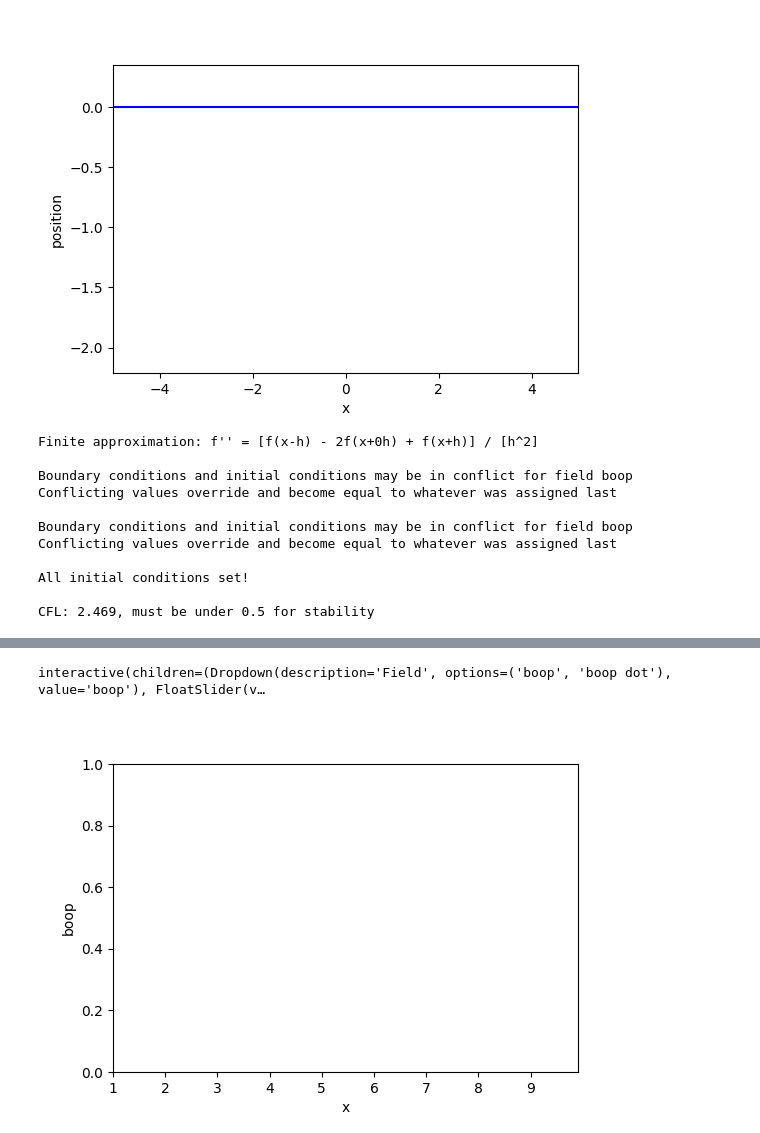
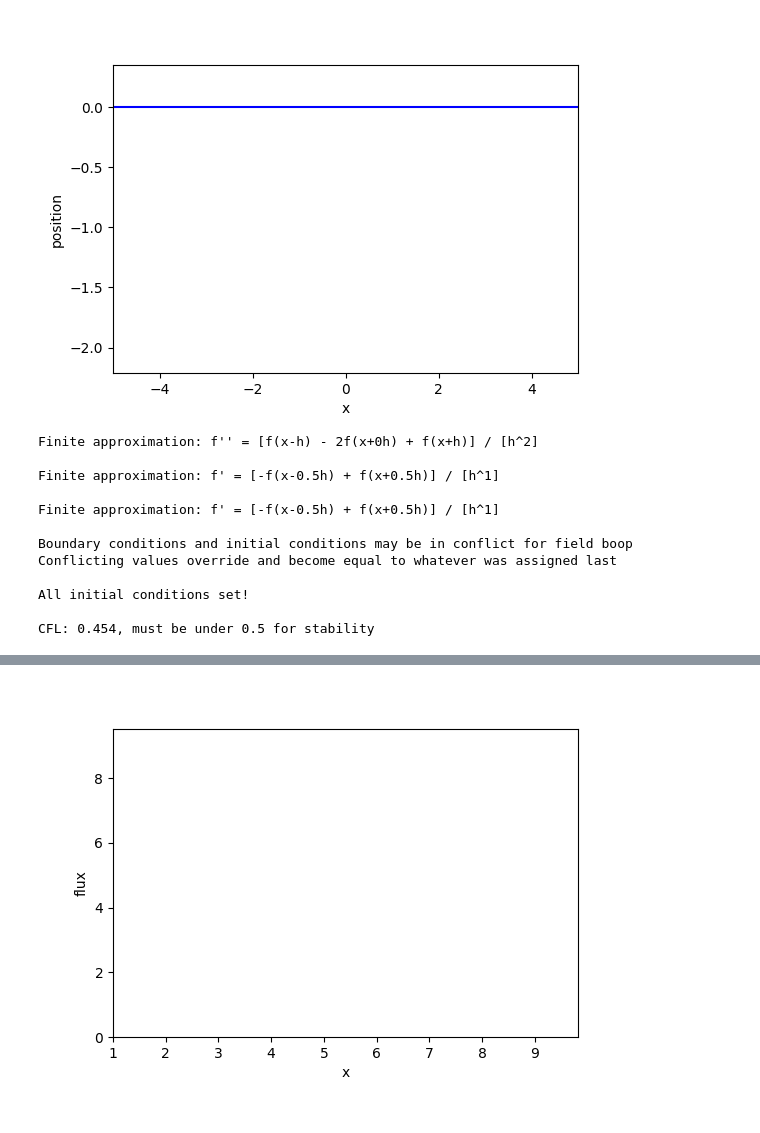
Before and after one commit to Ephraim-Bryski/Finite-Difference, a Jupyter notebook: src/FiniteDiff/scratch.ipynb, the cells around one changed output, grey strips where cells are left out. Drawn from its saved outputs; the diff is of its cells as text; code cells hidden in the pictures.

```diff
--- a/src/FiniteDiff/scratch.ipynb
+++ b/src/FiniteDiff/scratch.ipynb
@@ -74,13 +74,14 @@ m.interact()
 interactive(children=(Dropdown(description='Field', options=('position', 'slope', 'moment', 'shear'), value='p…
 [figure]
 # %%
+import FD as FD
 import numpy as np
 import importlib
 importlib.reload(FD)
-
+%matplotlib widget
 
 k = 2
-dx = 0.1
+dx = 0.21
 dt = 0.01
 
 m = FD.Model({"x":np.arange(1,10,dx),"t":np.arange(0,10,dt)},"t")#,periodic=["x"])
@@ -88,13 +89,16 @@ m = FD.Model({"x":np.arange(1,10,dx),"t":np.arange(0,10,dt)},"t")#,periodic=["x"
 
 d2 = FD.Stencil([-1,0,1],der_order=2)
 
+c_e = FD.Stencil([-1/2,1/2],der_order=1,axis_type="cell",der_axis_type="edge")
+e_c = FD.Stencil([-1/2,1/2],der_order=1,axis_type="edge",der_axis_type="cell")
+
 f = FD.Field(m,"boop",n_time_ders = 1)
 f.set_IC("1")
+f.set_BC("0","x","start")
+#f.set_BC("0","x","end")
 
-f.set_BC("0","x","start")
-f.set_BC("0","x","end")
-
-
+Tflux = FD.Field(m,"flux",n_time_ders = 0,edge_axes="x")
+Tflux.set_BC("1","x","end")
 
 m.check_IC()
 
@@ -104,9 +108,14 @@ print(f"CFL: {round(CFL,3)}, must be under 0.5 for stability\n")
 
 while not m.finished:
 
-    fxx = k * d2.der(f.prev,"x")
+    Tx = k * c_e.der(f.prev,"x")
 
-    f.dot.assign_update(fxx)
+    Tflux.assign_update(Tx)
+
+    Tp = e_c.der(Tflux.new,"x")
+
+    f.dot.assign_update(Tp)
+
     f.time_integrate_update()
 
 
@@ -116,12 +125,13 @@ m.interact()
 # %% [output]
 Finite approximation: f'' = [f(x-h) - 2f(x+0h) + f(x+h)] / [h^2]
 
-Boundary conditions and initial conditions may be in conflict for field boop
-Conflicting values override and become equal to whatever was assigned last
+Finite approximation: f' = [-f(x-0.5h) + f(x+0.5h)] / [h^1]
+
+Finite approximation: f' = [-f(x-0.5h) + f(x+0.5h)] / [h^1]
 
 Boundary conditions and initial conditions may be in conflict for field boop
 Conflicting values override and become equal to whatever was assigned last
 
 All initial conditions set!
 
-CFL: 2.469, must be under 0.5 for stability
+CFL: 0.454, must be under 0.5 for stability
@@ -130,2 +139 @@ This is possibly due to insufficent boundary conditions
-interactive(children=(Dropdown(description='Field', options=('boop', 'boop dot'), value='boop'), FloatSlider(v…
-[figure, old version]
+[figure, new version]
```
Also changed, not shown: parts of 3 cells of this notebook, 2 other files.
